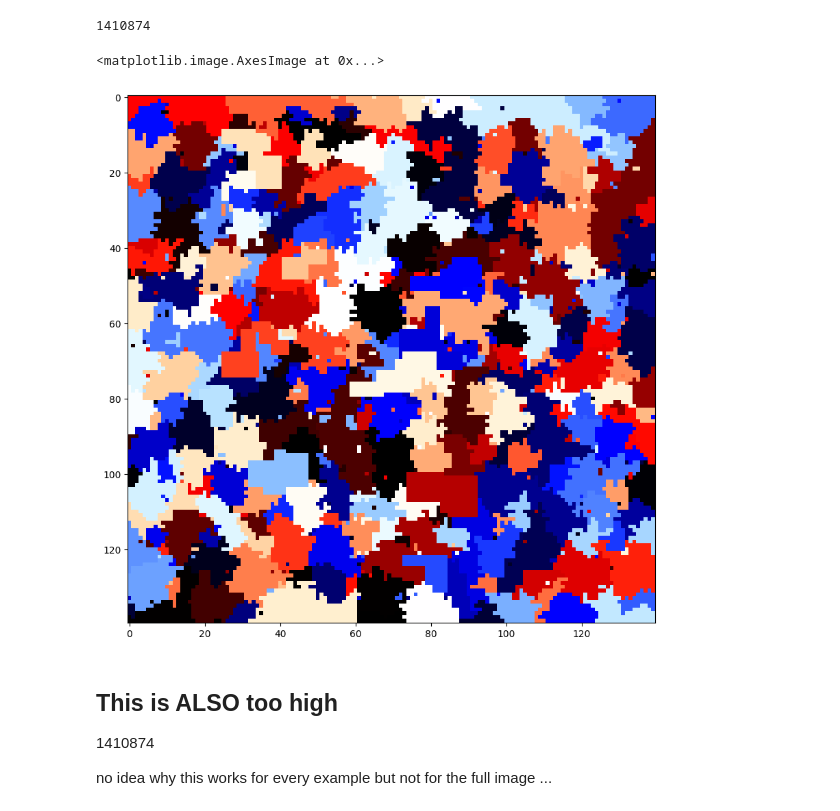
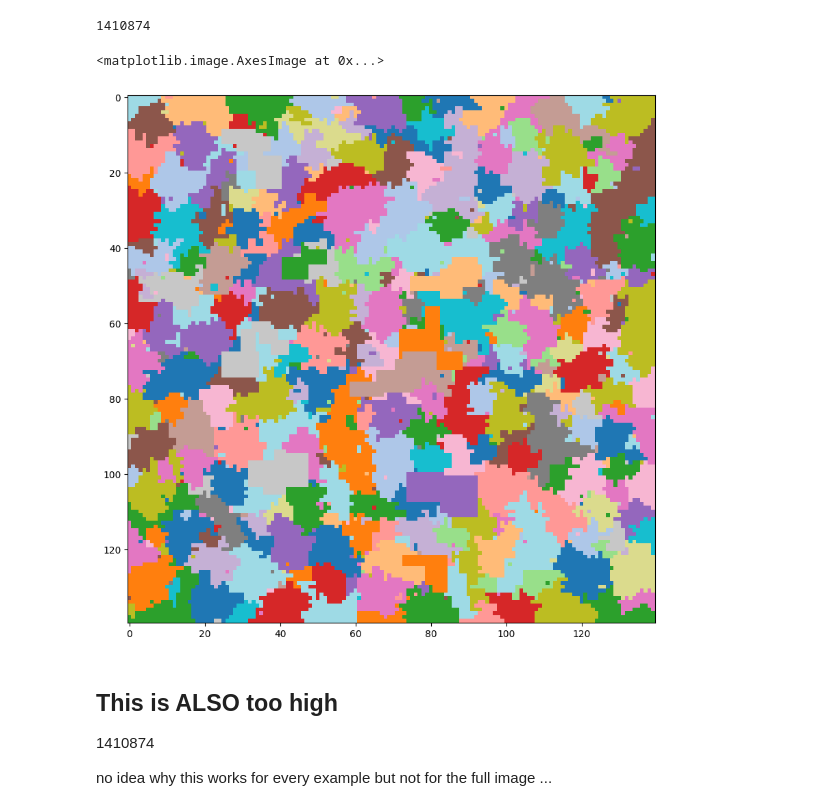
Before and after one commit to AndresTerrer/AdventOfCode2024, a Jupyter notebook: Day_12/Notebook.ipynb, the cells around one changed output. Drawn from its saved outputs; the diff is of its cells as text; code cells hidden in the pictures.

Commit message:
cool plots for day 12 I guess

```diff
--- a/Day_12/Notebook.ipynb
+++ b/Day_12/Notebook.ipynb
@@ -347,11 +347,14 @@ print(total)
 1410874
 # %%
 import matplotlib.pyplot as plt
+day12 = Day12(data_path)
+v_ord = np.vectorize(lambda x: ord(x))
+
 fig, ax = plt.subplots(1,1, figsize = (10,10))
-ax.imshow(day12.map, cmap="flag")
+ax.imshow(v_ord(day12.map), cmap="tab20")
 # %% [output]
 <matplotlib.image.AxesImage at 0x...>
-[figure, old version]
+[figure, new version]
 # %% [markdown]
 ## This is ALSO too high
 1410874
```
